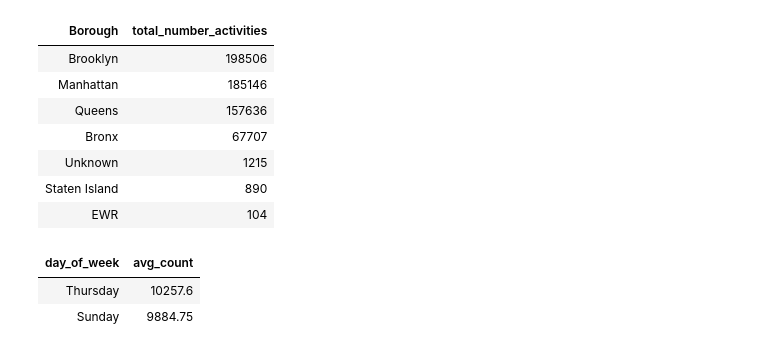
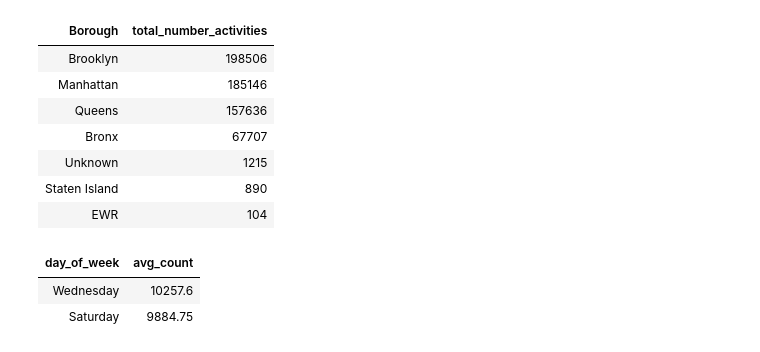
Before and after one commit to nickhepp/CSE6242OAN-data-and-visualization, a Jupyter notebook: hw3/HW3-skeleton/HW3/Q2/q2.ipynb, the cells around one changed output. Drawn from its saved outputs; the diff is of its cells as text; code cells hidden in the pictures.

```diff
--- a/hw3/HW3-skeleton/HW3/Q2/q2.ipynb
+++ b/hw3/HW3-skeleton/HW3/Q2/q2.ipynb
@@ -274,45 +274,42 @@ df_4 = df_filter
 
 lpep_pickup_datetime_name = 'lpep_pickup_datetime'
 pu_timestamp_name = 'pu_timestamp'
 pu_date_name = 'pu_date'
 # convert string to timestamp, then cast to pure date (no time)
 df_4 = df_4 \
     .withColumn(pu_timestamp_name, to_timestamp(col(lpep_pickup_datetime_name), "MM/dd/yyyy HH:mm")) \
     .withColumn(pu_date_name, col(pu_timestamp_name).cast("date"))
 
 # find the pickups per date
 pu_date_count_name = 'pu_date_count'
 df_4 = df_4.groupBy(pu_date_name).agg(count(pu_date_name).alias(pu_date_count_name))
 
 # add the day of week
 day_of_week_name = 'day_of_week'
 df_4 = df_4.withColumn(day_of_week_name, dayofweek(col(pu_date_name)))
 
 # then find the avg pickup count per day of week
 avg_count_name = 'avg_count'
 df_4 = df_4.groupBy(day_of_week_name).agg(avg(pu_date_count_name).alias(avg_count_name))
 
 day_mapping = create_map([
-    lit(1), lit("Monday"),
-    lit(2), lit("Tuesday"),
-    lit(3), lit("Wednesday"),
-    lit(4), lit("Thursday"),
-    lit(5), lit("Friday"),
-    lit(6), lit("Saturday"),
-    lit(7), lit("Sunday"),
+    lit(1), lit("Sunday"),
+    lit(2), lit("Monday"),
+    lit(3), lit("Tuesday"),
+    lit(4), lit("Wednesday"),
+    lit(5), lit("Thursday"),
+    lit(6), lit("Friday"),
+    lit(7), lit("Saturday"),
 ])
 df_4 = df_4.withColumn(day_of_week_name, day_mapping[col(day_of_week_name)])
 df_4 = df_4.orderBy(desc(avg_count_name)).limit(2)
-#df = df.withColumn("date_only", col("timestamp_col").cast("date"))
 
 
-#df_4 = df_4.groupBy(day_of_week_name).agg(count(day_of_week_name))
-
 display(df_4)
 # %% [output]
 | day_of_week | avg_count |
-| Thursday | 10257.6 |
-| Sunday | 9884.75 |
+| Wednesday | 10257.6 |
+| Saturday | 9884.75 |
 # %%
 # PART 5: For each particular hour of a day (0 to 23, 0 being midnight) - in their order from 0 to 23, find the zone in Brooklyn borough with the LARGEST number of pickups.
 
```
Also changed, not shown: parts of 1 cell of this notebook, 2 other files.
